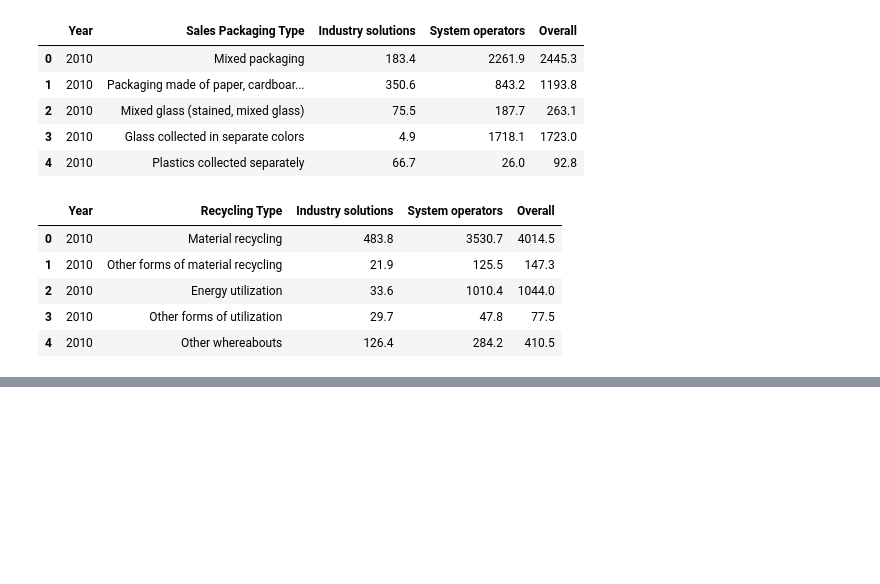
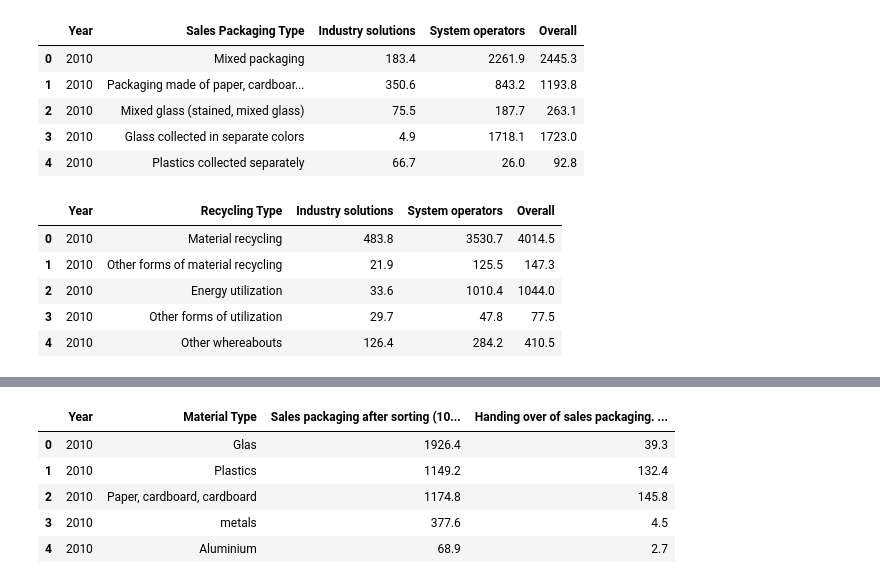
Before and after one commit to UyenDhNguyen/Germany-Waste-Management-Analysis, a Jupyter notebook: Data/Genesis_Destatis/Sales Packaging/clean_sales_packaging.ipynb, the cells around one changed output, grey strips where cells are left out. Saved outputs shown, nothing was run; the diff lists cells and outputs as text; code cells hidden in the pictures; blank space fills up the shorter version.

```diff
--- a/Data/Genesis_Destatis/Sales Packaging/clean_sales_packaging.ipynb
+++ b/Data/Genesis_Destatis/Sales Packaging/clean_sales_packaging.ipynb
@@ -255,0 +284,10 @@ waste_df6.to_csv(f"cleaned_{d6['Table']}_Sales-Packaging-{d6['filename']}", inde
+# %%
+waste_df8 = clean_data(d8)
+waste_df8.head()
+# %% [output]
+|  | Year | Material Type | Sales packaging after sorting (10... | Handing over of sales packaging. ... |
+| 0 | 2010 | Glas | 1926.4 | 39.3 |
+| 1 | 2010 | Plastics | 1149.2 | 132.4 |
+| 2 | 2010 | Paper, cardboard, cardboard | 1174.8 | 145.8 |
+| 3 | 2010 | metals | 377.6 | 4.5 |
+| 4 | 2010 | Aluminium | 68.9 | 2.7 |
```
Also changed, not shown: parts of 5 cells of this notebook, 2 other files.
